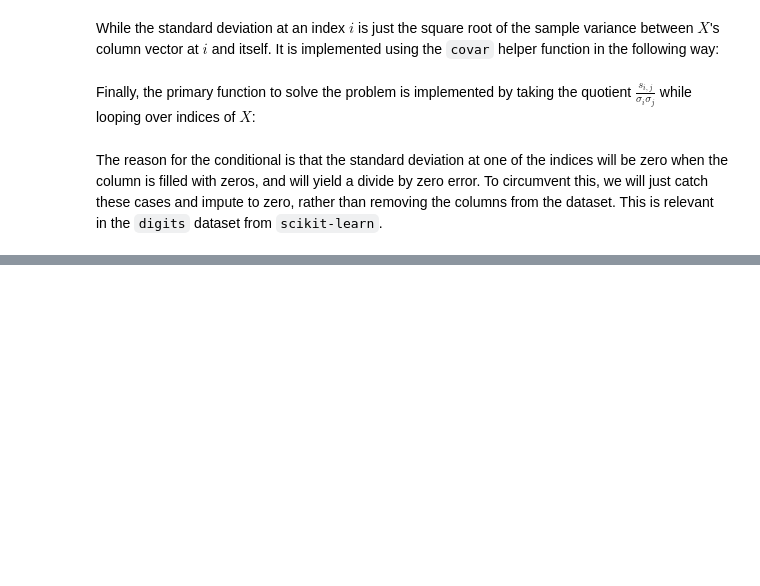
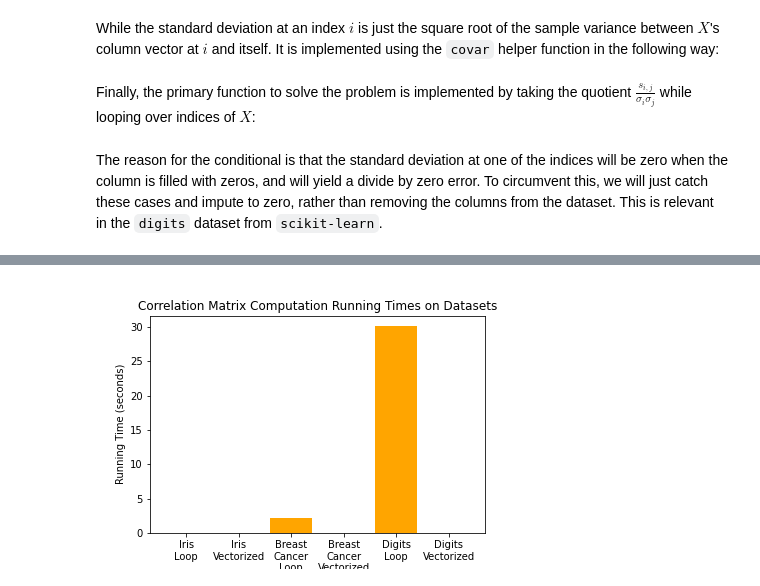
Before and after one commit to adamcatto/ml-hw-01, a Jupyter notebook: report.ipynb, the cells around one changed output, grey strips where cells are left out. Saved outputs shown, nothing was run; the diff lists cells and outputs as text; code cells hidden in the pictures; blank space fills up the shorter version.

```diff
--- a/report.ipynb
+++ b/report.ipynb
@@ -184,0 +258,4 @@ zsh:1: bad pattern: [alt
+# %%
+Image(filename='datasets-correlation-bar-chart.png')
+# %% [output]
+[figure, added]
```
Also changed, not shown: parts of 23 cells of this notebook, 8 other files.
